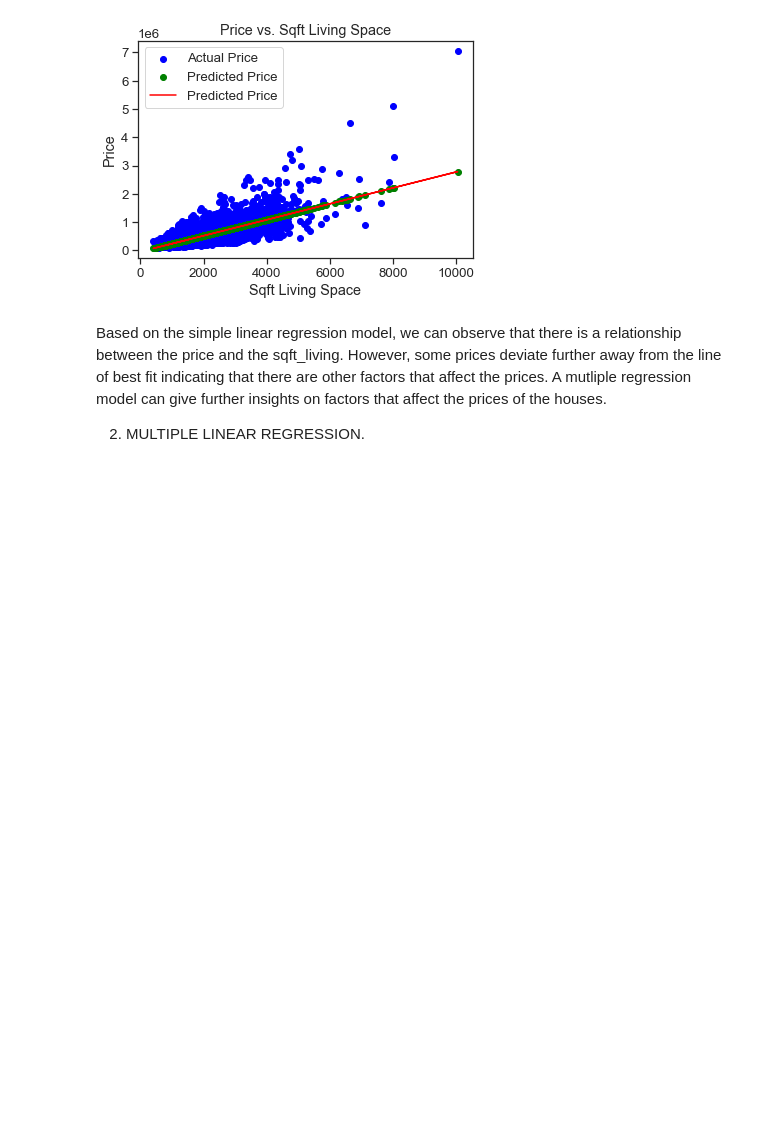
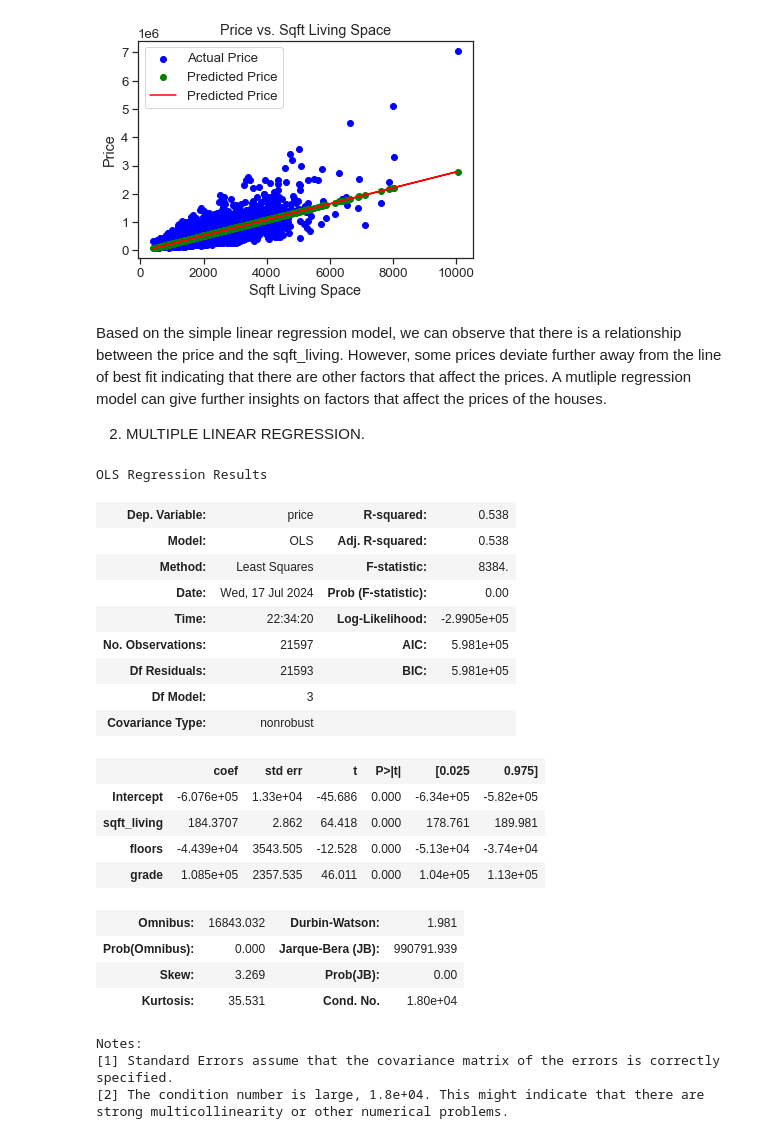
Before and after one commit to NamaembaSilali/Modelling-project, a Jupyter notebook: index.ipynb, the cells around one changed output. Saved outputs shown, nothing was run; the diff lists cells and outputs as text; code cells hidden in the pictures; blank space fills up the shorter version.

```diff
--- a/index.ipynb
+++ b/index.ipynb
@@ -401,3 +401,33 @@ Based on the simple linear regression model, we can observe that there is a rela
 A mutliple regression model can give further insights on factors that affect the prices of the houses.
 
 2. MULTIPLE LINEAR REGRESSION.
+# %%
+# Replace None with appropriate code
+multiple_formula = 'price ~ sqft_living + floors + grade'
+multiple_model = ols(multiple_formula, data).fit()
+multiple_model_summary = multiple_model.summary()
+multiple_model_summary
+# %% [output]
+OLS Regression Results
+| Dep. Variable: | price | R-squared: | 0.538 |
+| Model: | OLS | Adj. R-squared: | 0.538 |
+| Method: | Least Squares | F-statistic: | 8384. |
+| Date: | Wed, 17 Jul 2024 | Prob (F-statistic): | 0.00 |
+| Time: | 22:34:20 | Log-Likelihood: | -2.9905e+05 |
+| No. Observations: | 21597 | AIC: | 5.981e+05 |
+| Df Residuals: | 21593 | BIC: | 5.981e+05 |
+| Df Model: | 3 |  |  |
+| Covariance Type: | nonrobust |  |  |
+|  | coef | std err | t | P>|t| | [0.025 | 0.975] |
+| Intercept | -6.076e+05 | 1.33e+04 | -45.686 | 0.000 | -6.34e+05 | -5.82e+05 |
+| sqft_living | 184.3707 | 2.862 | 64.418 | 0.000 | 178.761 | 189.981 |
+| floors | -4.439e+04 | 3543.505 | -12.528 | 0.000 | -5.13e+04 | -3.74e+04 |
+| grade | 1.085e+05 | 2357.535 | 46.011 | 0.000 | 1.04e+05 | 1.13e+05 |
+| Omnibus: | 16843.032 | Durbin-Watson: | 1.981 |
+| Prob(Omnibus): | 0.000 | Jarque-Bera (JB): | 990791.939 |
+| Skew: | 3.269 | Prob(JB): | 0.00 |
+| Kurtosis: | 35.531 | Cond. No. | 1.80e+04 |
+Notes:
+[1] Standard Errors assume that the covariance matrix of the errors is correctly specified.
+[2] The condition number is large, 1.8e+04. This might indicate that there are
+strong multicollinearity or other numerical problems.
```
Also changed, not shown: parts of 3 cells of this notebook.
